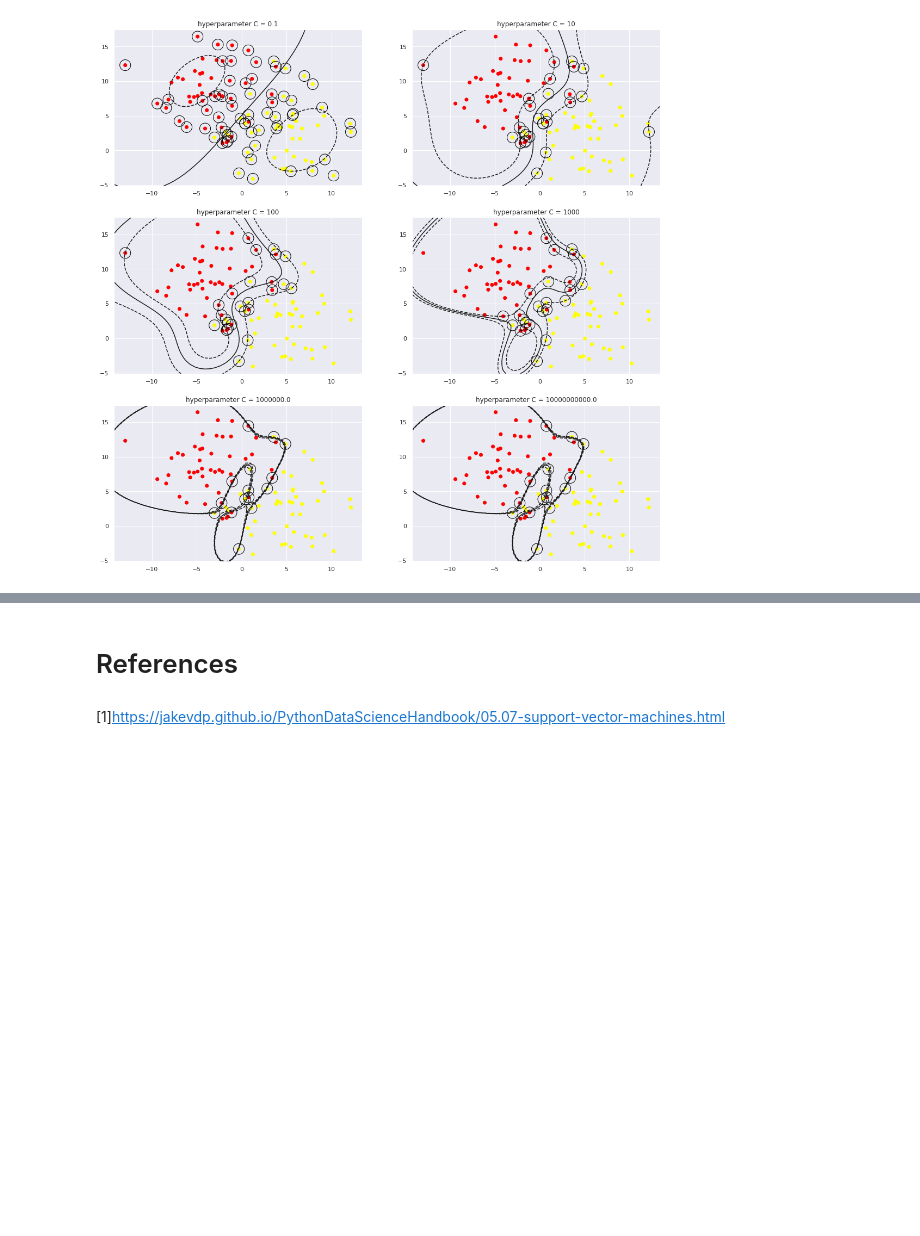
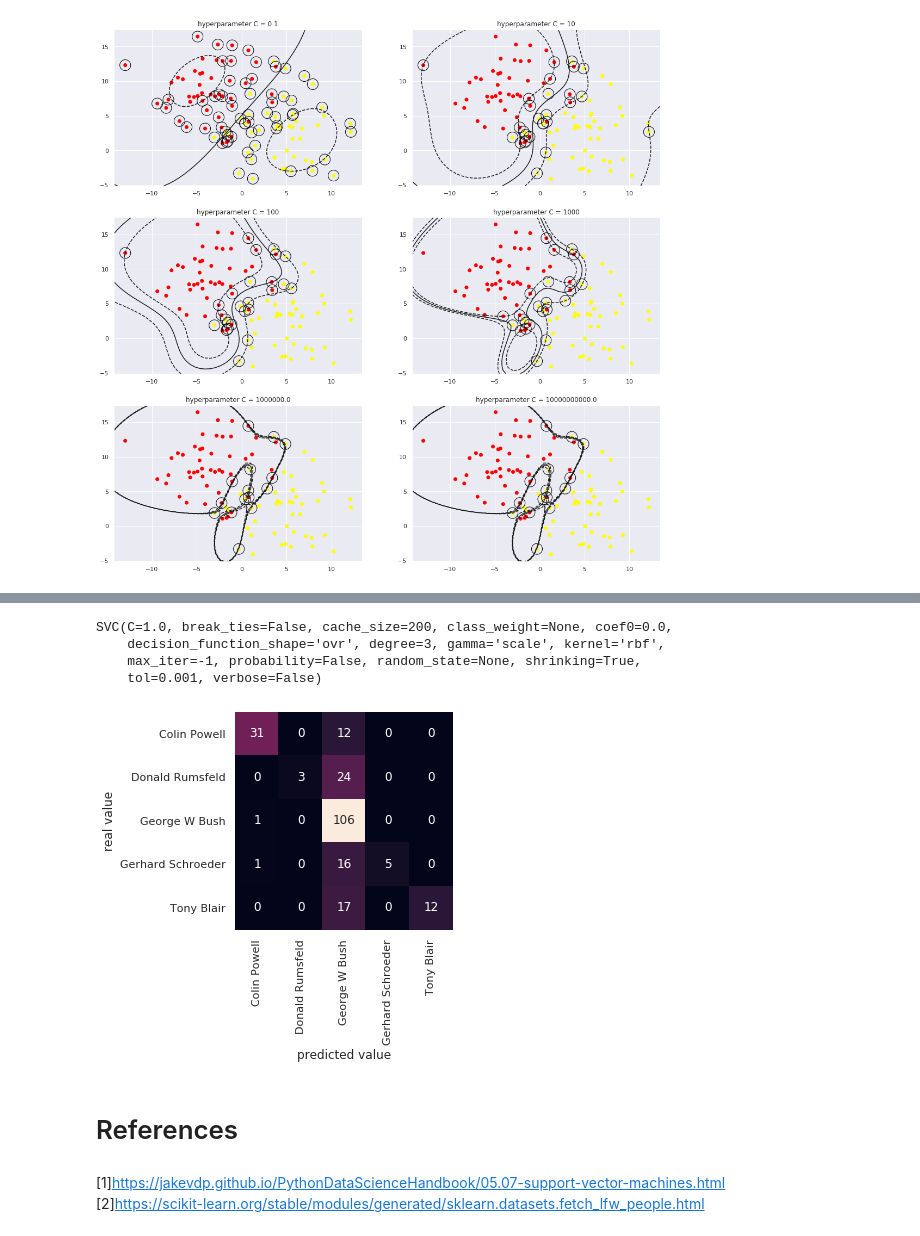
Before and after one commit to RobertGarciadSilva/python-notebooks, a Jupyter notebook: notebooks/simple-ML-examples/SupportVectorMachines/Simple_tests_and_examples_using_Support_Vector_Machine_01.ipynb, the cells around one changed output, grey strips where cells are left out. Cells and saved outputs as stored; diff of their text form; code cells hidden in the pictures; blank space fills up the shorter version.

```diff
--- a/notebooks/simple-ML-examples/SupportVectorMachines/testes_exemplo_01.ipynb
+++ b/notebooks/simple-ML-examples/SupportVectorMachines/Simple_tests_and_examples_using_Support_Vector_Machine_01.ipynb
@@ -277,3 +331,34 @@ for ax, C in zip(axe.flat, values_C):
+# %%
+
+# split data train and test
+x_train, x_test, y_train, y_test = train_test_split(x_new, dataFR.target, test_size=0.2)
+# %%
+
+# model SVC
+
+model_SVC_FR = SVC()
+model_SVC_FR.fit(x_train, y_train)
+# %% [output]
+SVC(C=1.0, break_ties=False, cache_size=200, class_weight=None, coef0=0.0,
+    decision_function_shape='ovr', degree=3, gamma='scale', kernel='rbf',
+    max_iter=-1, probability=False, random_state=None, shrinking=True,
+    tol=0.001, verbose=False)
+# %%
+
+y_model = model_SVC_FR.predict(x_test)
+# %%
+
+# matrix de confusão
+mat = confusion_matrix(y_test, y_model)
+
+sns.heatmap(mat, annot=True, cbar=False, square=True, fmt='d',
+           xticklabels=dataFR.target_names,
+           yticklabels=dataFR.target_names)
+plt.xlabel('predicted value')
+plt.ylabel('real value')
+plt.show()
+# %% [output]
+[figure, added]
 # %%
 #model_svc.classes_
 #help(SVC)
@@ -285,3 +375,5 @@ for ax, C in zip(axe.flat, values_C):
 # %% [markdown]
 [1]https://jakevdp.github.io/PythonDataScienceHandbook/05.07-support-vector-machines.html
 <br>
+[2]https://scikit-learn.org/stable/modules/generated/sklearn.datasets.fetch_lfw_people.html
+<br>
```
Also changed, not shown: parts of 7 cells of this notebook, 4 other files.
